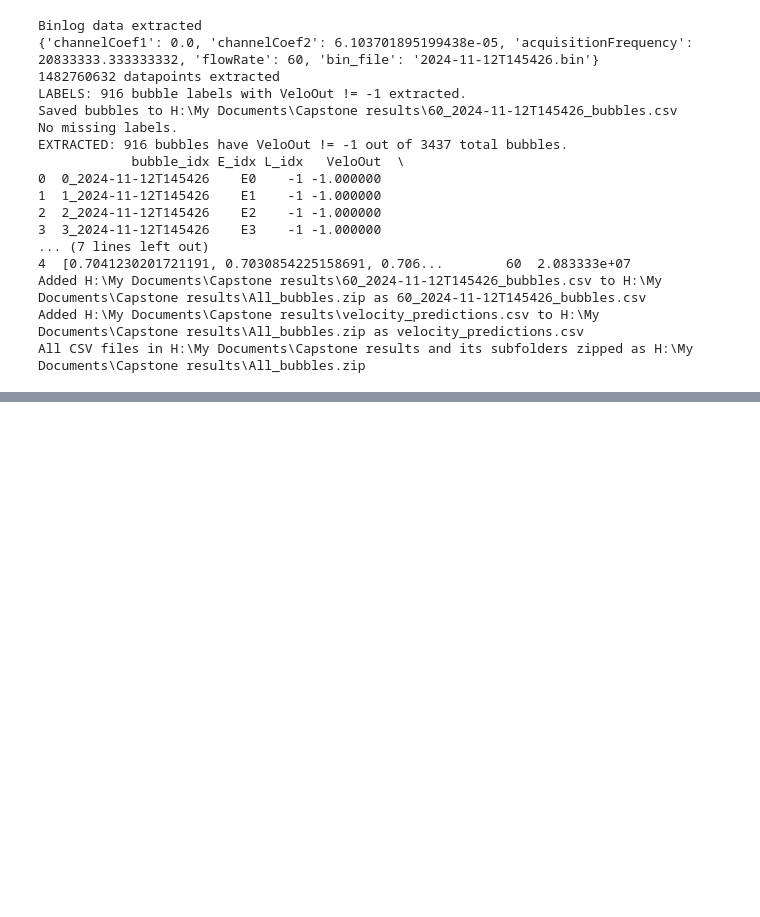
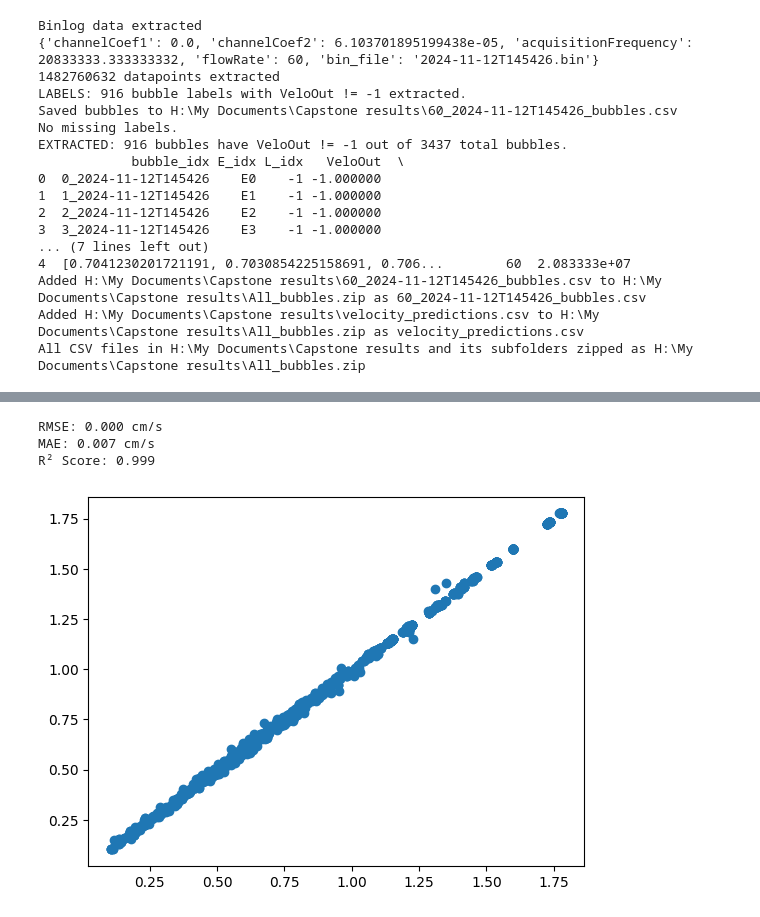
Before and after one commit to Cellular-Adventures/CapstoneAI-FiberProbe, a Jupyter notebook: Train.ipynb, the cells around one changed output, grey strips where cells are left out. Cells and saved outputs as stored; diff of their text form; code cells hidden in the pictures; blank space fills up the shorter version.

```diff
--- a/Train.ipynb
+++ b/Train.ipynb
@@ -187 +213,29 @@ plt.show()
+# %%
+# Predict on validation set
+gru2_model.eval()
+with torch.no_grad():
+    y_pred_scaled = gru2_model(X_val_tensor).detach().cpu().numpy().flatten()
+
+# Inverse-transform
+y_pred_gru2 = target_scaler.inverse_transform(y_pred_scaled.reshape(-1, 1)).flatten()
+y_true = target_scaler.inverse_transform(y_val_tensor.cpu().numpy().reshape(-1, 1)).flatten()
+
+# Metrics
+rmse = mean_squared_error(y_true, y_pred_gru2)
+mae = mean_absolute_error(y_true, y_pred_gru2)
+r2 = r2_score(y_true, y_pred_gru2)
+
+print(f"RMSE: {rmse:.3f} cm/s")
+print(f"MAE: {mae:.3f} cm/s")
+print(f"R² Score: {r2:.3f}")
+# %% [output]
+RMSE: 0.000 cm/s
+MAE: 0.007 cm/s
+R² Score: 0.999
+# %%
+plt.figure()
+plt.scatter(y_pred_gru2,y_true)
+plt.show()
+# %% [output]
+[figure, added]
 # %%
```
Also changed, not shown: parts of 11 cells of this notebook.
